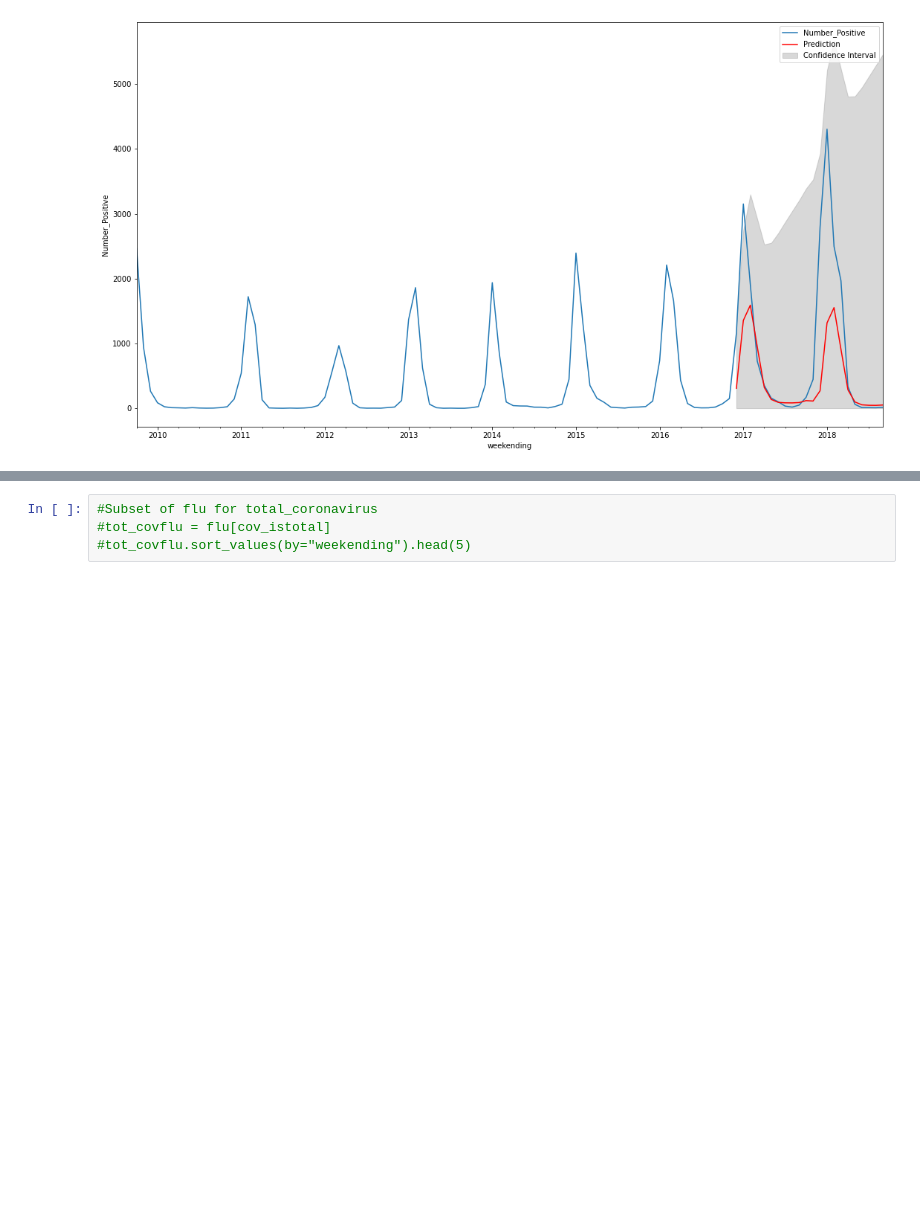
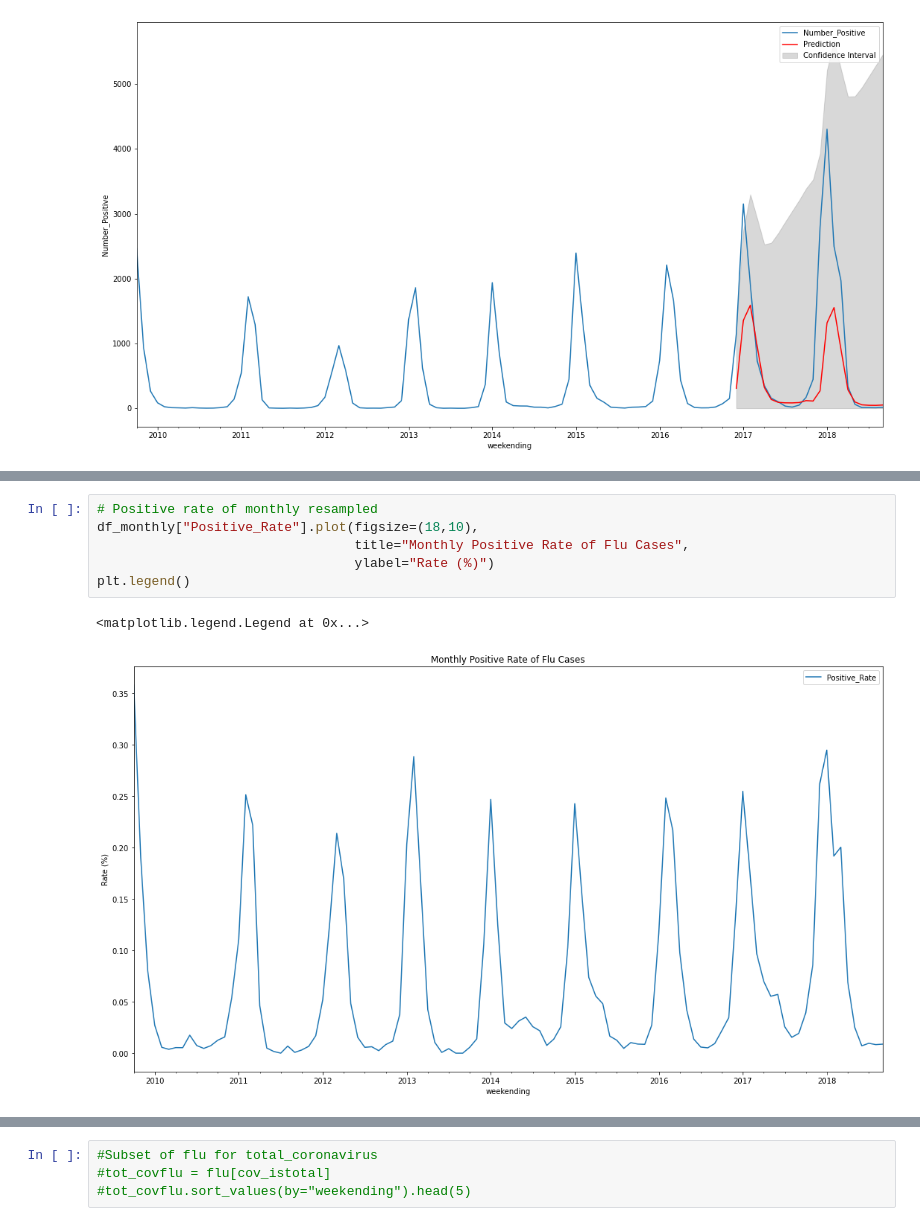
Before and after one commit to danypark91/ts_sarimax, a Jupyter notebook: flu.ipynb, the cells around one changed output, grey strips where cells are left out. Cells and saved outputs as stored; diff of their text form; blank space fills up the shorter version.

```diff
--- a/flu.ipynb
+++ b/flu.ipynb
@@ -389,0 +371,9 @@ plt.legend()
+# %%
+# Positive rate of monthly resampled
+df_monthly["Positive_Rate"].plot(figsize=(18,10),
+                                 title="Monthly Positive Rate of Flu Cases",
+                                 ylabel="Rate (%)")
+plt.legend()
+# %% [output]
+<matplotlib.legend.Legend at 0x...>
+[figure, added]
```
Also changed, not shown: parts of 4 cells of this notebook.
